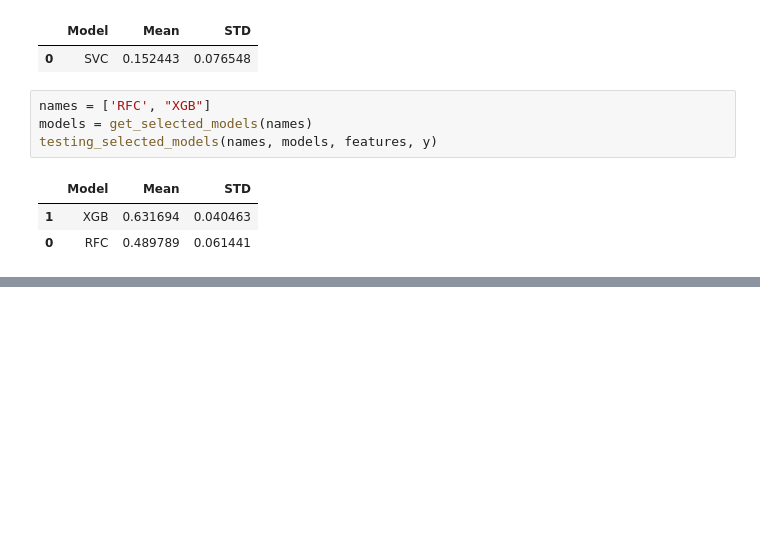
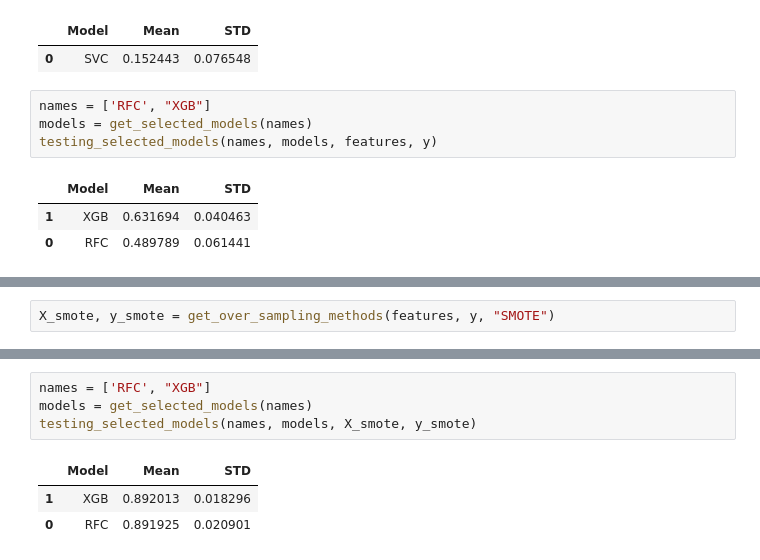
Before and after one commit to MaukanMir/Genshin-Impact-Google-Sentiment-Analysis, a Jupyter notebook: training.ipynb, the cells around one changed output, grey strips where cells are left out. Cells and saved outputs as stored; diff of their text form; blank space fills up the shorter version.

Commit message:
added new models

```diff
--- a/training.ipynb
+++ b/training.ipynb
@@ -343,0 +352,2 @@ testing_selected_models(names, models, features, y)
+# %%
+X_smote, y_smote = get_over_sampling_methods(features, y, "SMOTE")
@@ -343,0 +368,8 @@ testing_selected_models(names, models, features, y)
+# %%
+names = ['RFC', "XGB"]
+models = get_selected_models(names)
+testing_selected_models(names, models, X_smote, y_smote)
+# %% [output]
+|  | Model | Mean | STD |
+| 1 | XGB | 0.892013 | 0.018296 |
+| 0 | RFC | 0.891925 | 0.020901 |
```
Also changed, not shown: parts of 7 cells of this notebook.
